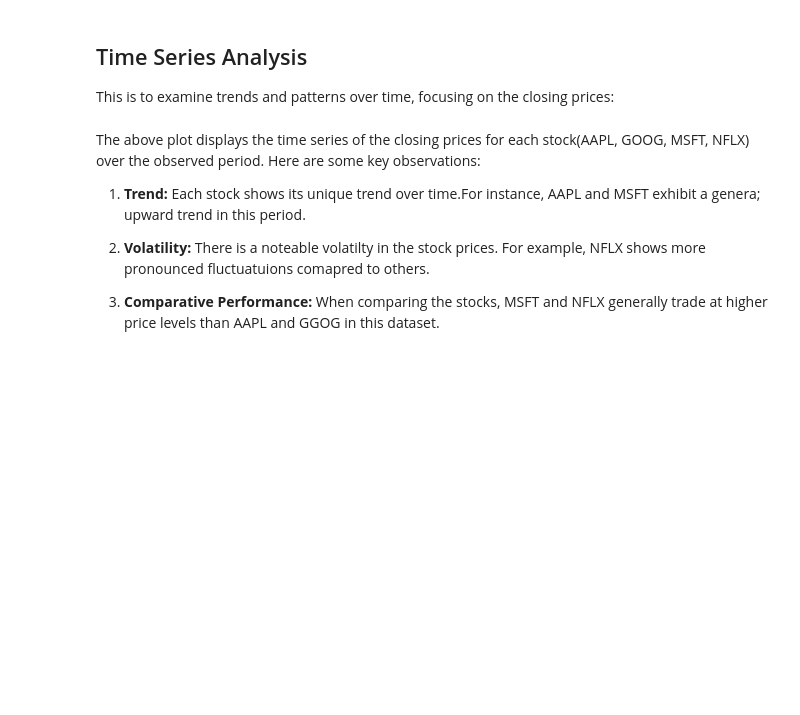
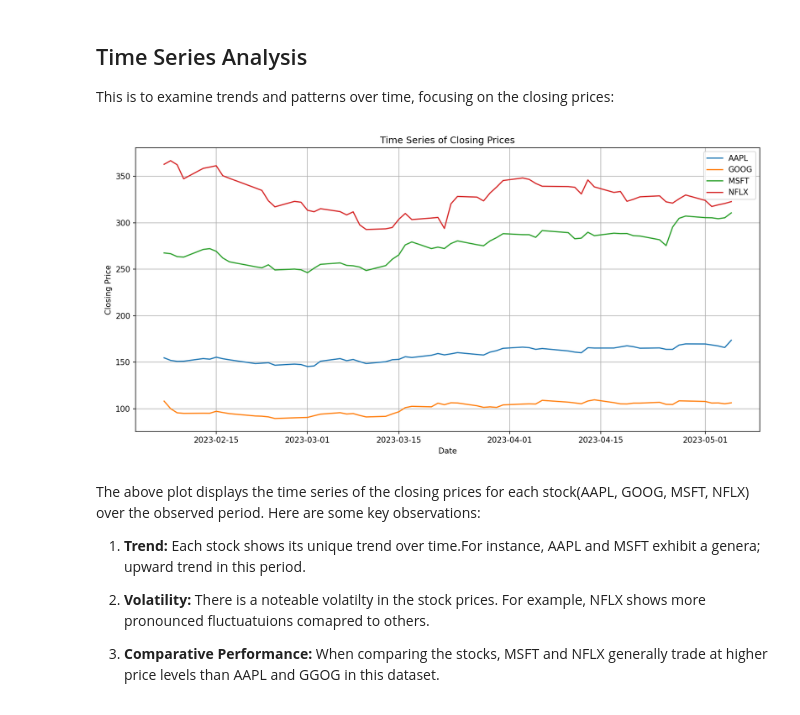
Before and after one commit to DonnahM/Quantitative-Analysis-of-Stocks., a Jupyter notebook: Quantitative_Financial_Insights.ipynb, the cells around one changed output. Drawn from its saved outputs; the diff is of its cells as text; code cells hidden in the pictures; blank space fills up the shorter version.

```diff
--- a/Quantitative_Financial_Insights.ipynb
+++ b/Quantitative_Financial_Insights.ipynb
@@ -104,32 +103,24 @@ NFLX shows the highest mean closing price (327.61) among these stocks and the hi
 # %% [markdown]
 ## Time Series Analysis
 This is to examine trends and patterns over time, focusing on the closing prices:
-# %%
-# Time Serues Analysis
-stocks_data['Date'] = pd.to_datetime(stocks_data['Date'])
-pivot_data = stocks_data.pivot(index='Date', columns='Ticker', values='Close')
-
-#Create a subplot
-fig = make_subplots(rows=1, cols=1)
-
-#Add traces for each stock ticker
-for column in pivot_data.columns:
-    fig.add_trace(
-        go.Scatter(x=pivot_data.index, y=pivot_data[column], name=column),
-        row=1, col=1
-    )
-
-#update layout
-fig.update_layout(
-    title_text='Time Series of Closing Prices',
-    xaxis_title='Date',
-    yaxis_title='Clsing Price',
-    legend_title='Ticker',
-    showlegend=True
-)
-
-#Show the plot
-fig.show()
+# %%
+# Time Series Analysis
+stocks_data['Date'] = pd.to_datetime(stocks_data['Date'])
+if 'pivot_data' not in globals():
+    pivot_data = stocks_data.pivot_table(index='Date', columns='Ticker', values='Close').sort_index()
+
+plt.figure(figsize=(12,6))
+for col in pivot_data.columns:
+    plt.plot(pivot_data.index, pivot_data[col], label=col)
+plt.title('Time Series of Closing Prices')
+plt.xlabel('Date'); plt.ylabel('Closing Price')
+plt.legend(); plt.grid(True)
+plt.tight_layout()
+plt.savefig("time_series_matplotlib.png", dpi=150)
+display(Image("time_series_matplotlib.png"))
+plt.close()
+# %% [output]
+[figure, added]
 # %% [markdown]
 The above plot displays the time series of the closing prices for each stock(AAPL, GOOG, MSFT, NFLX) over the observed period. Here are some key observations:
 
```
Also changed, not shown: parts of 2 cells of this notebook.
